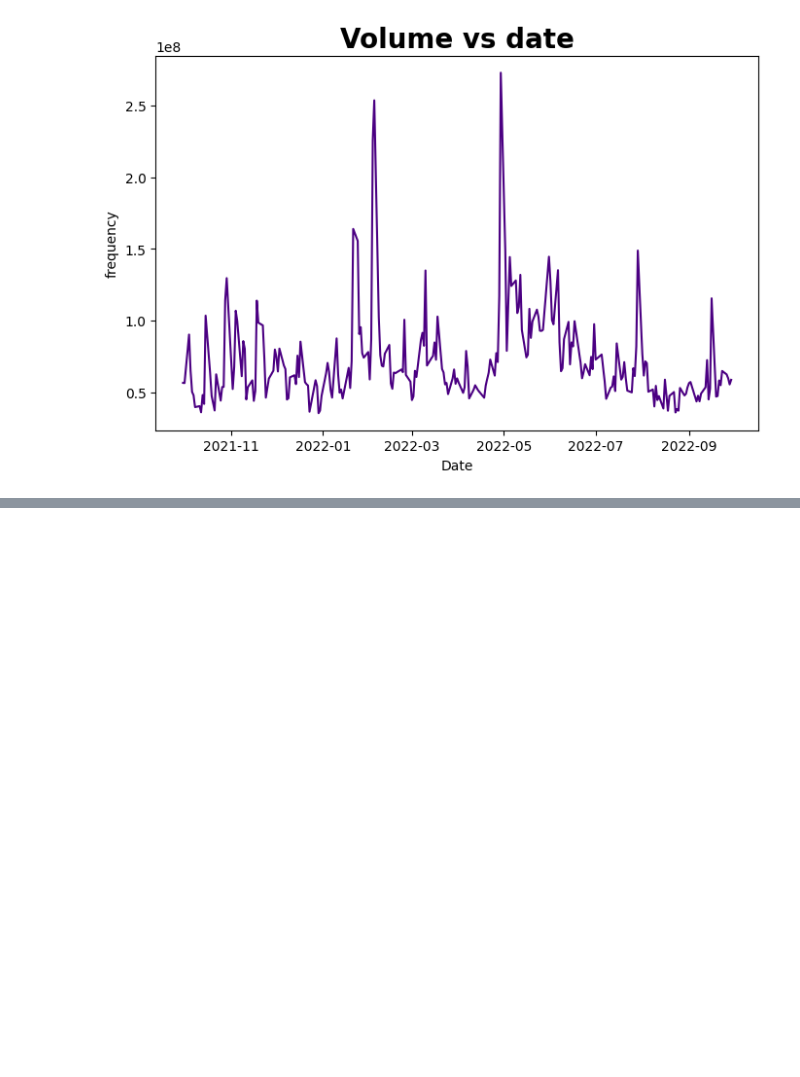
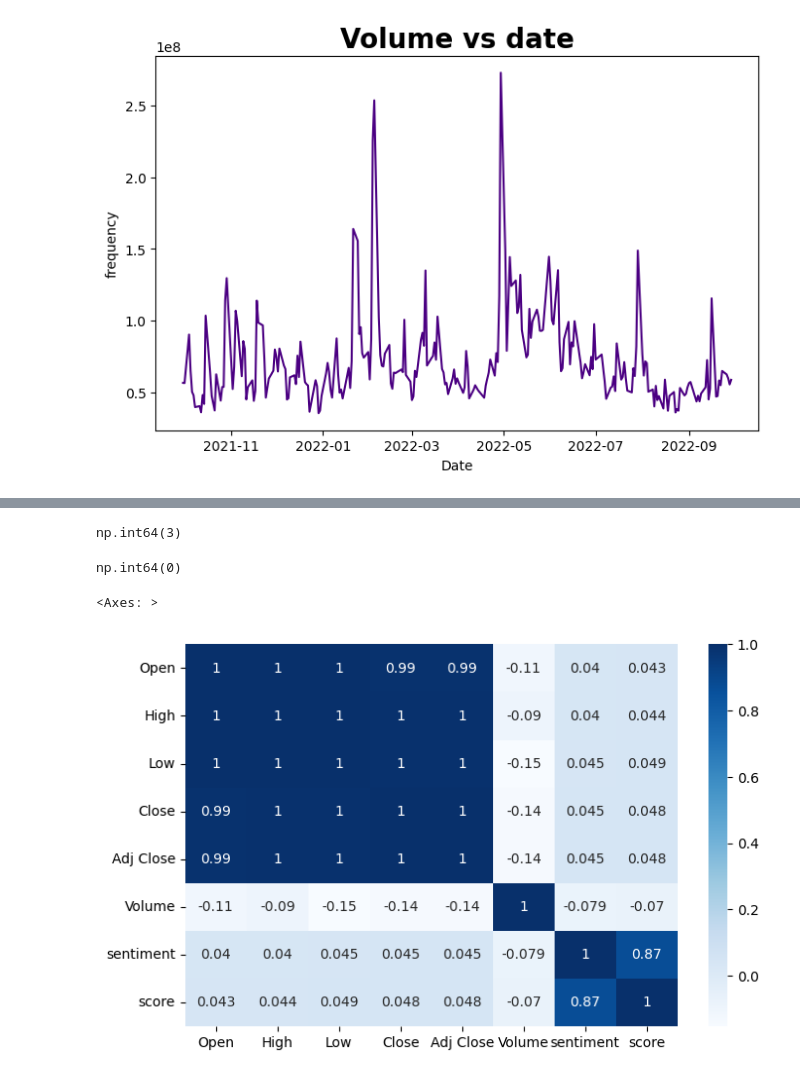
Before and after one commit to ombhosale9172/Heart-Stroke-Prediction, a Jupyter notebook: Stock_price_hybrid_model.ipynb, the cells around one changed output, grey strips where cells are left out. Cells and saved outputs as stored; diff of their text form; code cells hidden in the pictures; blank space fills up the shorter version.

```diff
--- a/Stock_price_hybrid_model.ipynb
+++ b/Stock_price_hybrid_model.ipynb
@@ -597,0 +359,3 @@ plt.show()
+# %%
+df['Date'] = pd.to_datetime(df['Date']).dt.date
+print("Date column in df converted to date-only format.")
@@ -597,0 +364,4 @@ plt.show()
+# %%
+merged_df = pd.merge(df, df_sentiment, on='Date', how='inner')
+print("DataFrames merged successfully. Displaying head of merged_df:")
+merged_df.head()
@@ -597,0 +376,2 @@ plt.show()
+# %%
+merged_df = merged_df.sort_values(by='Date')
@@ -597,0 +394,10 @@ plt.show()
+# %%
+merged_df.duplicated().sum()
+# %% [output]
+np.int64(3)
+# %%
+merged_df = merged_df.drop_duplicates().reset_index(drop=True)
+# %%
+merged_df.duplicated().sum()
+# %% [output]
+np.int64(0)
@@ -597,0 +406,8 @@ plt.show()
+# %%
+#heatmap
+plt.figure(figsize = (8,5))
+corr = merged_df.corr(numeric_only = True)
+sns.heatmap(corr,annot = True,cmap = 'Blues')
+# %% [output]
+<Axes: >
+[figure, added]
```
Also changed, not shown: parts of 47 cells of this notebook.
